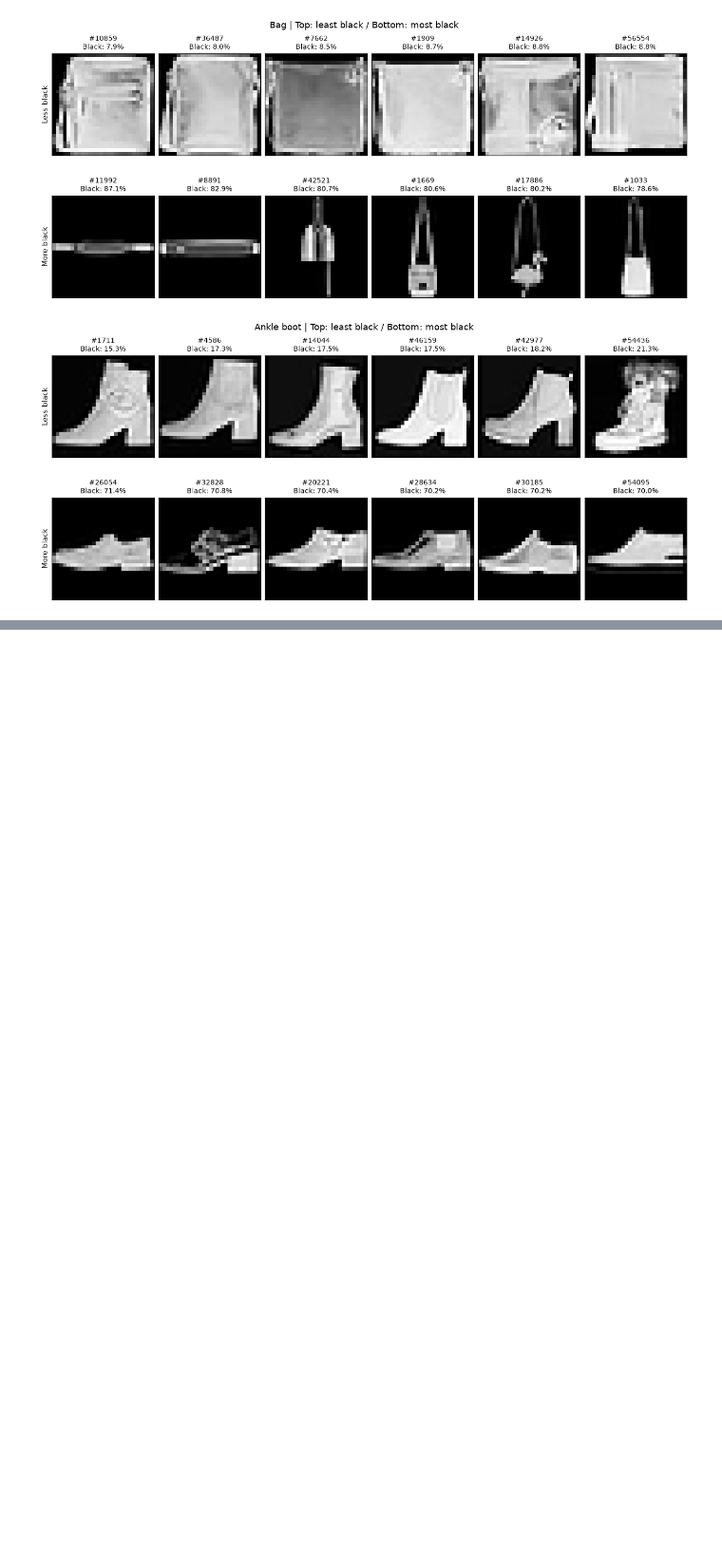
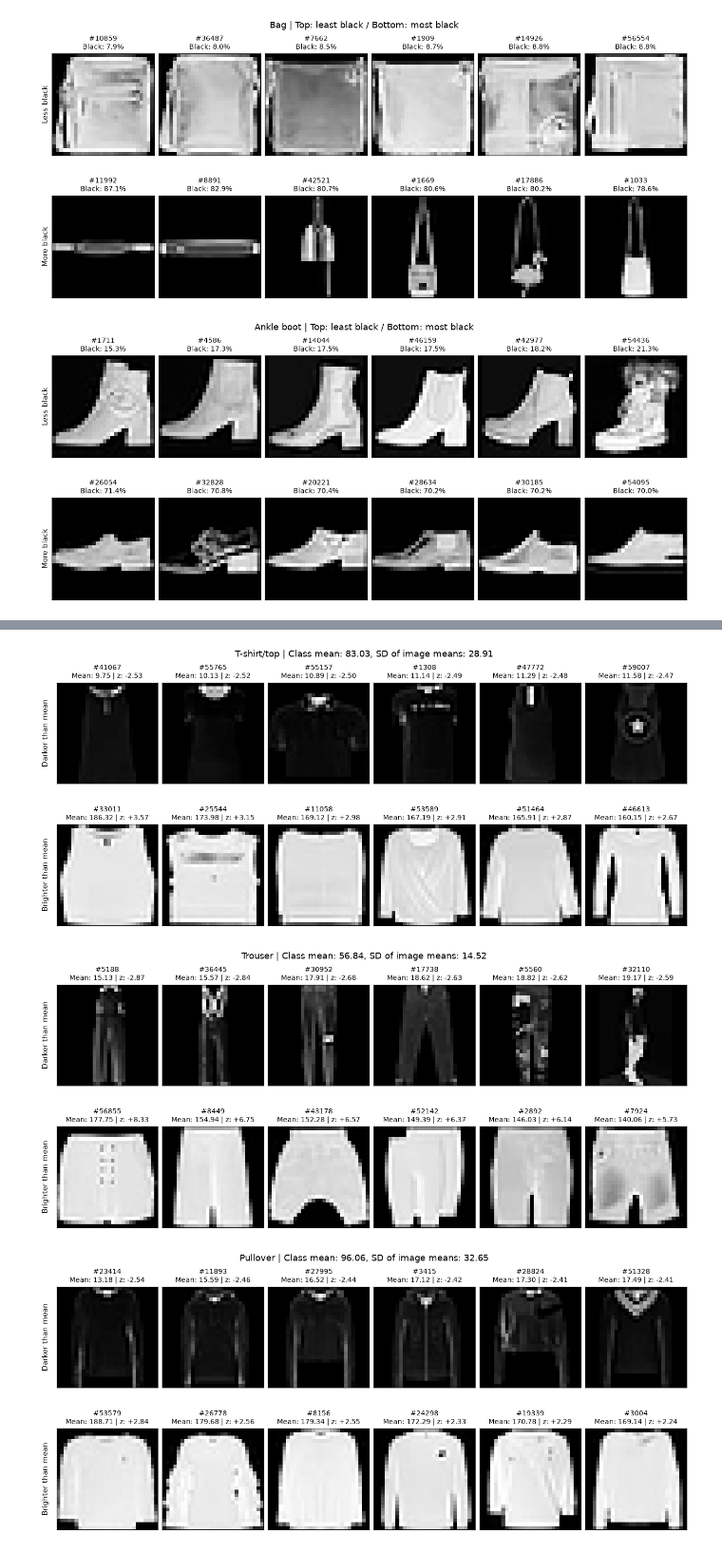
Before and after one commit to raewoo0908/code_it_image_generation, a Jupyter notebook: eda/eda_chaejeong.ipynb, the cells around one changed output, grey strips where cells are left out. Shown at 95% size. Saved outputs shown, nothing was run; the diff lists cells and outputs as text; code cells hidden in the pictures; blank space fills up the shorter version.

```diff
--- a/eda/eda_chaejeong.ipynb
+++ b/eda/eda_chaejeong.ipynb
@@ -604,0 +425,44 @@ Ankle boot: train 6,000장 × test 1,000장 비교 완료
+# %%
+# 이미지 한 장마다 원본 픽셀값 784개의 평균 밝기를 구합니다.
+image_mean_brightness = train_images.mean(axis=(1, 2))
+brightness_examples = {}
+brightness_statistics = []
+
+for label, name in enumerate(class_names):
+    class_indices = np.flatnonzero(train_labels == label)
+    class_brightness = image_mean_brightness[class_indices]
+    class_mean = float(class_brightness.mean())
+    class_std = float(class_brightness.std(ddof=0))
+    brightness_statistics.append({"클래스": name, "평균 밝기의 평균": class_mean,
+                                  "평균 밝기의 표준편차": class_std})
+
+    darker = class_indices[class_brightness < class_mean]
+    brighter = class_indices[class_brightness > class_mean]
+    darkest_six = darker[np.argsort(image_mean_brightness[darker], kind="stable")[:6]]
+    brightest_six = brighter[np.argsort(-image_mean_brightness[brighter], kind="stable")[:6]]
+    brightness_examples[label] = {"dark": darkest_six, "bright": brightest_six}
+
+    fig, axes = plt.subplots(2, 6, figsize=(12, 5.5), layout="constrained")
+    for row, chosen in enumerate([darkest_six, brightest_six]):
+        for column in range(6):
+            ax = axes[row, column]
+            ax.set_xticks([])
+            ax.set_yticks([])
+            if column >= len(chosen):
+                ax.text(0.5, 0.5, "No image", ha="center", va="center")
+                continue
+            index = int(chosen[column])
+            mean_value = float(image_mean_brightness[index])
+            z_score = (mean_value - class_mean) / class_std if class_std > 0 else 0.0
+            ax.imshow(train_images[index], cmap="gray", vmin=0, vmax=255)
+            ax.set_title(f"#{index}\nMean: {mean_value:.2f} | z: {z_score:+.2f}", fontsize=9)
+        axes[row, 0].set_ylabel("Darker than mean" if row == 0 else "Brighter than mean",
+                                fontsize=10, labelpad=10)
+    fig.suptitle(f"{name} | Class mean: {class_mean:.2f}, SD of image means: {class_std:.2f}", fontsize=12)
+    plt.show()
+
+brightness_statistics = pd.DataFrame(brightness_statistics)
+# %% [output]
+[figure, added]
+[figure, added]
+[figure, added]
```
Also changed, not shown: parts of 37 cells of this notebook.
